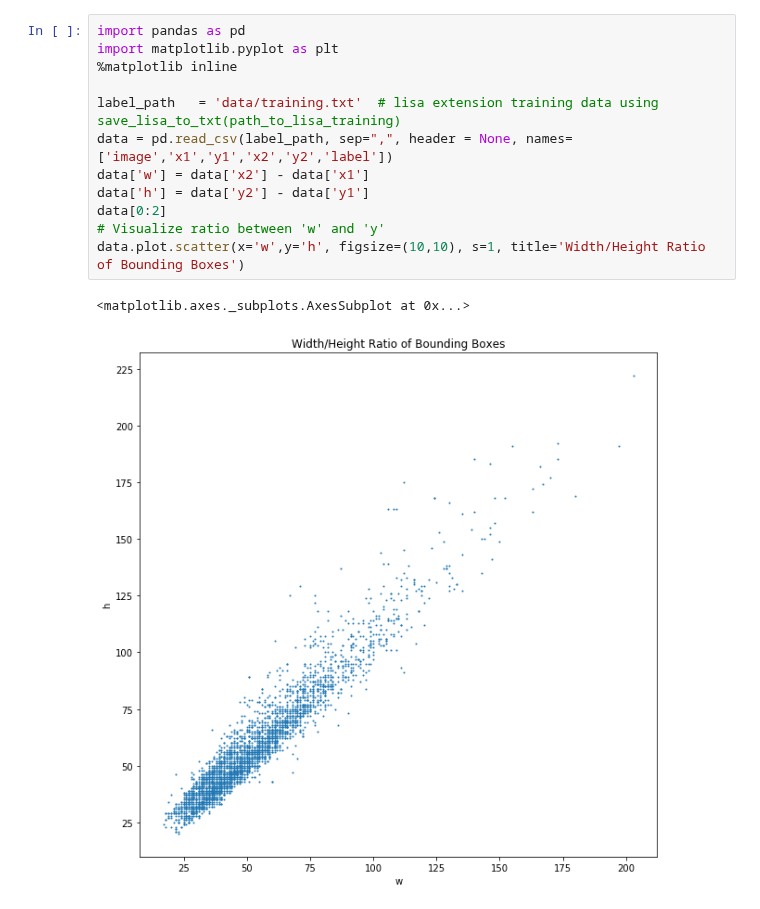
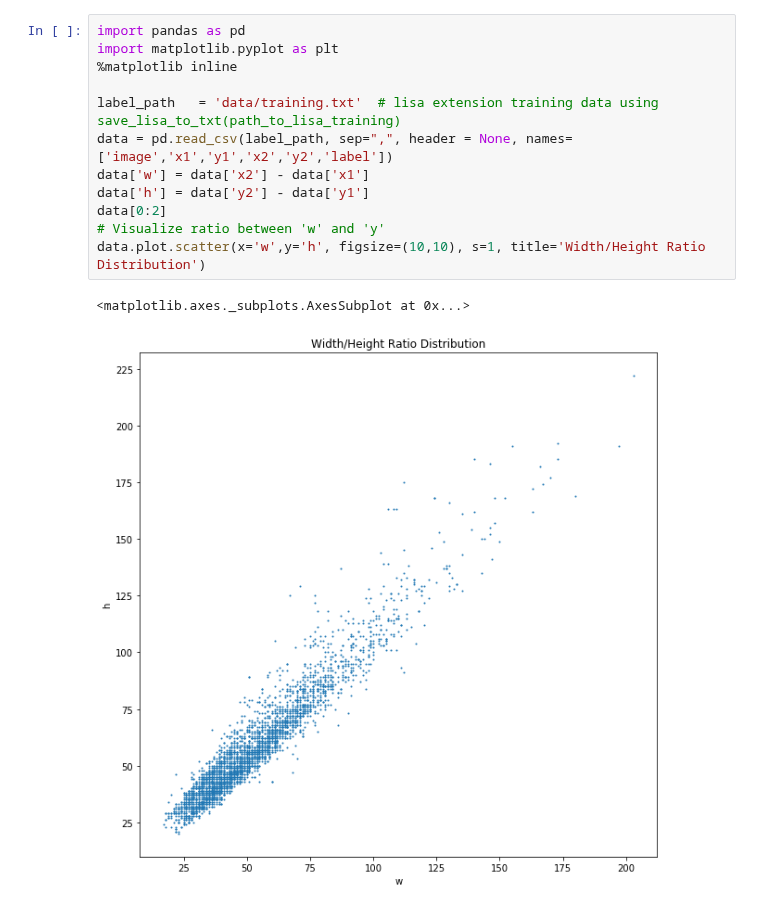
Before and after one commit to datlife/yolov2, a Jupyter notebook: Undestand_Anchors.ipynb, the cells around one changed output. Cells and saved outputs as stored; diff of their text form.

```diff
--- a/Undestand_Anchors.ipynb
+++ b/Undestand_Anchors.ipynb
@@ -18,18 +18,18 @@ bh = ph * exp(th)
 # %%
 import pandas as pd
 import matplotlib.pyplot as plt
 %matplotlib inline
 
 label_path   = 'data/training.txt'  # lisa extension training data using save_lisa_to_txt(path_to_lisa_training)
 data = pd.read_csv(label_path, sep=",", header = None, names=['image','x1','y1','x2','y2','label'])
 data['w'] = data['x2'] - data['x1']
 data['h'] = data['y2'] - data['y1']
 data[0:2]
 # Visualize ratio between 'w' and 'y'
-data.plot.scatter(x='w',y='h', figsize=(10,10), s=1, title='Width/Height Ratio of Bounding Boxes')
+data.plot.scatter(x='w',y='h', figsize=(10,10), s=1, title='Width/Height Ratio Distribution')
 # %% [output]
 <matplotlib.axes._subplots.AxesSubplot at 0x...>
-[figure, old version]
+[figure, new version]
 # %%
 import numpy as np
 from gen_anchors import *
```
Also changed, not shown: parts of 4 cells of this notebook, 5 other files.
